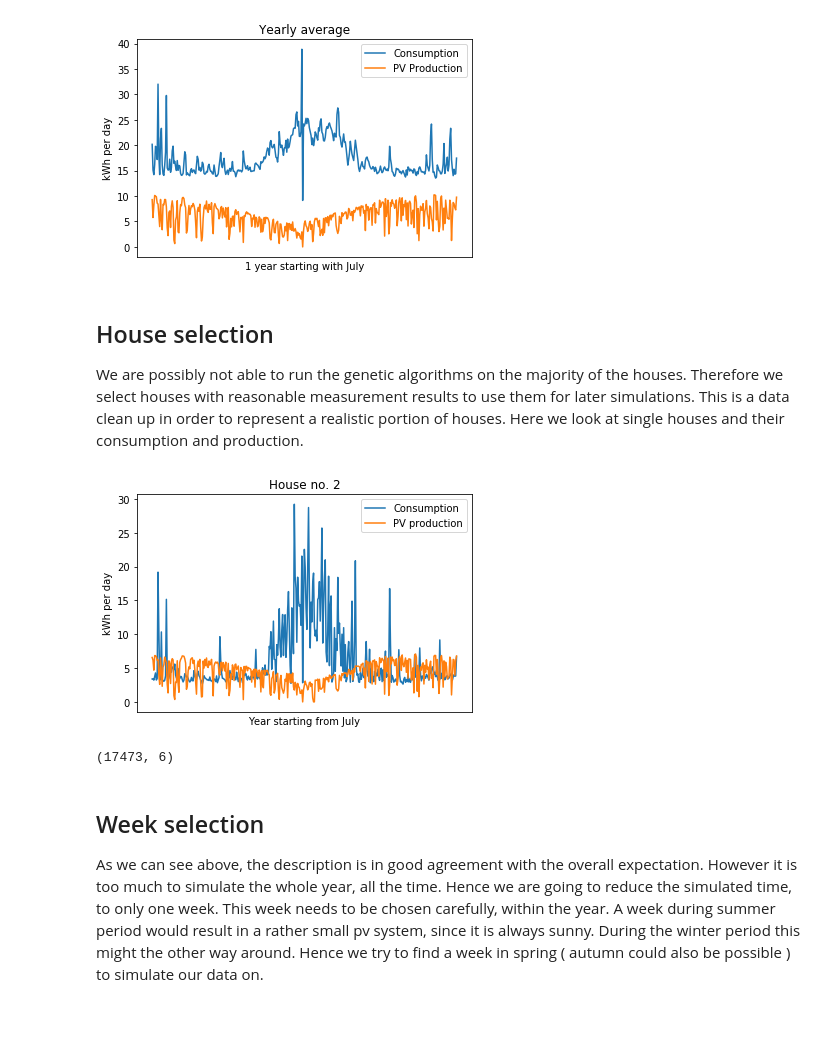
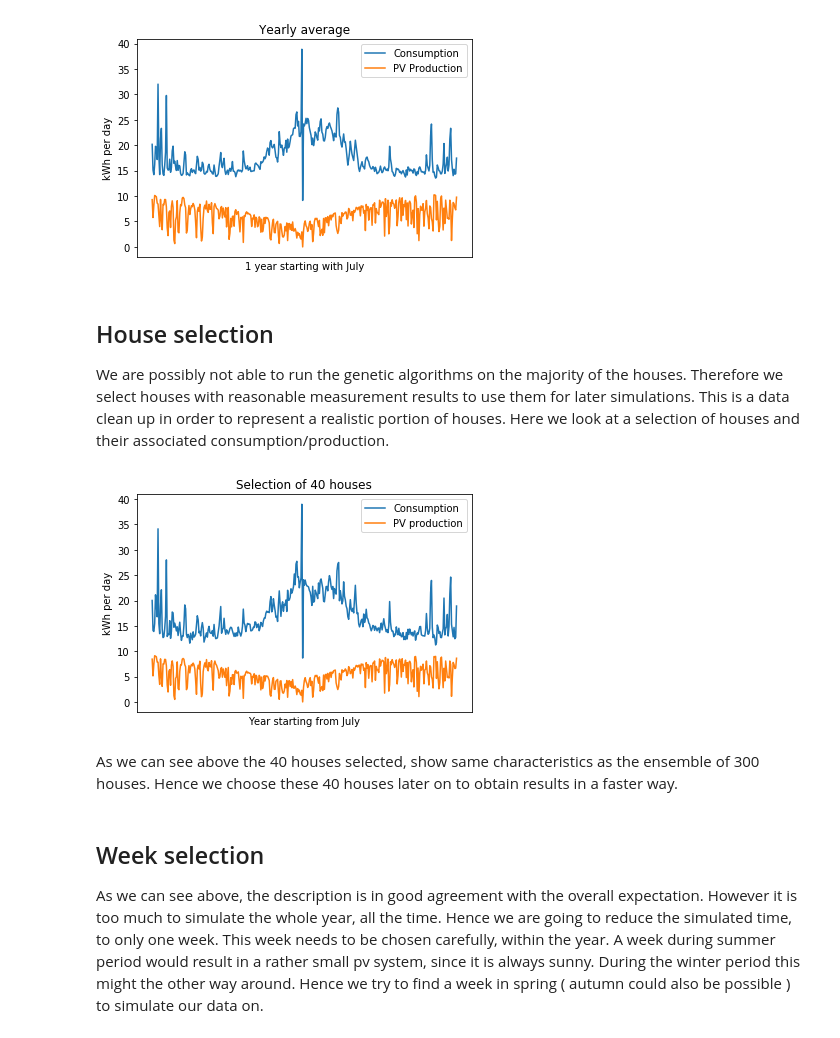
Before and after one commit to christian512/powergrid_neighbors, a Jupyter notebook: data_visualisation.ipynb, the cells around one changed output. Saved outputs shown, nothing was run; the diff lists cells and outputs as text; code cells hidden in the pictures.

Commit message:
updated comments/plots

```diff
--- a/data_visualisation.ipynb
+++ b/data_visualisation.ipynb
@@ -67,30 +65,24 @@ plt.savefig('plots/yearly_average.png',dpi=200)
 [figure]
 # %% [markdown]
 ## House selection
-We are possibly not able to run the genetic algorithms on the majority of the houses. Therefore we select houses with reasonable measurement results to use them for later simulations. This is a data clean up in order to represent a realistic portion of houses. Here we look at single houses and their consumption and production.
+We are possibly not able to run the genetic algorithms on the majority of the houses. Therefore we select houses with reasonable measurement results to use them for later simulations. This is a data clean up in order to represent a realistic portion of houses. Here we look at a selection of houses and their associated consumption/production.
 # %%
-num_house=2
-used_houses = [114,204,47,160,82,168]
-year_cons_house = year_cons.iloc[:,num_house].values
-year_prod_house = year_prod.iloc[:,num_house].values
+used_houses = [24, 30, 28, 8, 3, 33, 5, 21, 39, 11, 15, 17, 2, 36, 38, 6, 25, 16, 1, 32, 13, 10, 29, 20, 19, 22, 26, 18, 27, 14, 9, 31, 12, 0, 23, 37, 34, 4, 7, 35]
+year_cons_houses = np.mean(year_cons.iloc[:,used_houses].values,axis=1)
+year_prod_houses = np.mean(year_prod.iloc[:,used_houses].values,axis=1)
 
-plt.plot(year_cons_house,label='Consumption')
-plt.plot(year_prod_house,label='PV production')
+plt.plot(year_cons_houses,label='Consumption')
+plt.plot(year_prod_houses,label='PV production')
 plt.legend()
 plt.ylabel('kWh per day')
 plt.xlabel('Year starting from July')
 plt.xticks([])
-plt.title('House no. ' + str(num_house))
+plt.title('Selection of 40 houses')
 plt.show()
 # %% [output]
-[figure, old version]
+[figure, new version]
-# %%
-# Limit the input data to selected houses
-df_cons_red = df_cons.iloc[:,used_houses]
-df_prod_red = df_prod.iloc[:,used_houses]
-df_cons_red.shape
-# %% [output]
-(17473, 6)
+# %% [markdown]
+As we can see above the 40 houses selected, show same characteristics as the ensemble of 300 houses. Hence we choose these 40 houses later on to obtain results in a faster way.
 # %% [markdown]
 ## Week selection
 As we can see above, the description is in good agreement with the overall expectation. However it is too much to simulate the whole year, all the time. Hence we are going to reduce the simulated time, to only one week. This week needs to be chosen carefully, within the year. A week during summer period would result in a rather small pv system, since it is always sunny. During the winter period this might the other way around. Hence we try to find a week in spring ( autumn could also be possible ) to simulate our data on.
```
Also changed, not shown: parts of 8 cells of this notebook, 2 other files.
